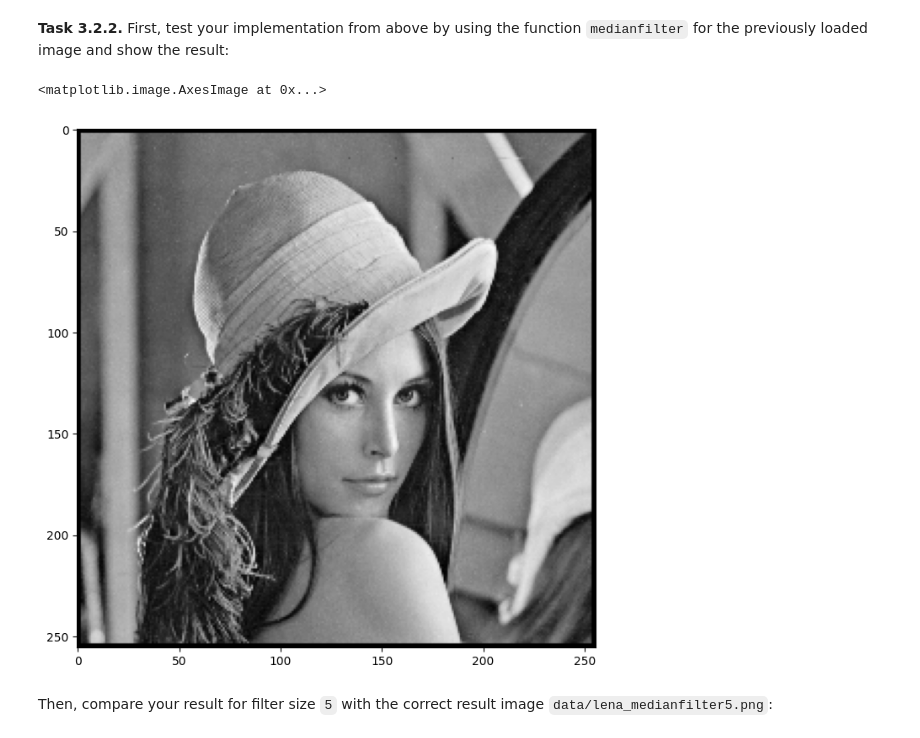
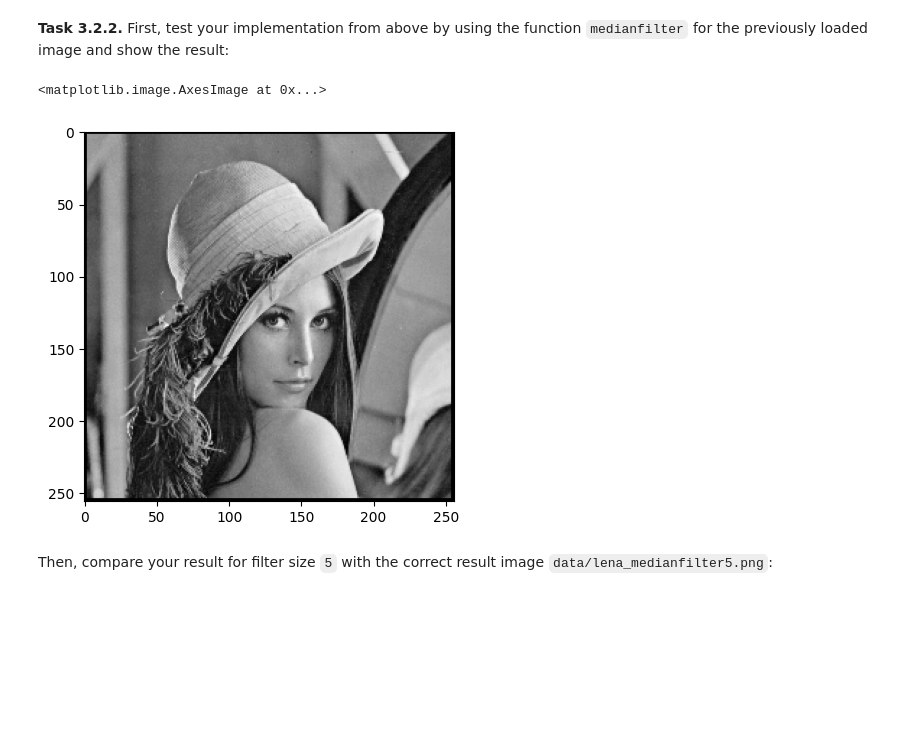
Before and after one commit to yasminast/mobi-fs3-python, a Jupyter notebook: task3.ipynb, the cells around one changed output. Cells and saved outputs as stored; diff of their text form; code cells hidden in the pictures; blank space fills up the shorter version.

```diff
--- a/task3.ipynb
+++ b/task3.ipynb
@@ -56,7 +56,6 @@ plt.imshow(img_lena5, 'gray')
 
 **<a id="#">Task 3.2.1.</a>** Implement a median filter:
 # %%
-import statistics
 def medianfilter(img, size):
     result = numpy.zeros(img.shape)
     n = (size - 1) // 2
@@ -64,18 +63,18 @@ def medianfilter(img, size):
         if n <= p[0] < img.shape[0]- n and n <= p[1] < img.shape[1]- n:
             for q in numpy.ndindex(size, size):
                 neighborhood_int = [img[p[0] + q[0] - n, p[1] + q[1] - n]]
-                median = statistics.median(neighborhood_int)
+                neighborhood_int.sort()
+                median = numpy.median(neighborhood_int)
             result[p[0],p[1]] = median
     return result
 # %% [markdown]
 **<a id="#">Task 3.2.2.</a>** First, test your implementation from above by using the function `medianfilter` for the previously loaded image and show the result:
 # %%
 img4 = medianfilter(img, 5)
-plt.figure(figsize=(15,8))
 plt.imshow(img4, 'gray')
 # %% [output]
 <matplotlib.image.AxesImage at 0x...>
-[figure, old version]
+[figure, new version]
 # %% [markdown]
 Then, compare your result for filter size `5` with the correct result image `data/lena_medianfilter5.png`:
 # %%
```
Also changed, not shown: parts of 6 cells of this notebook.
